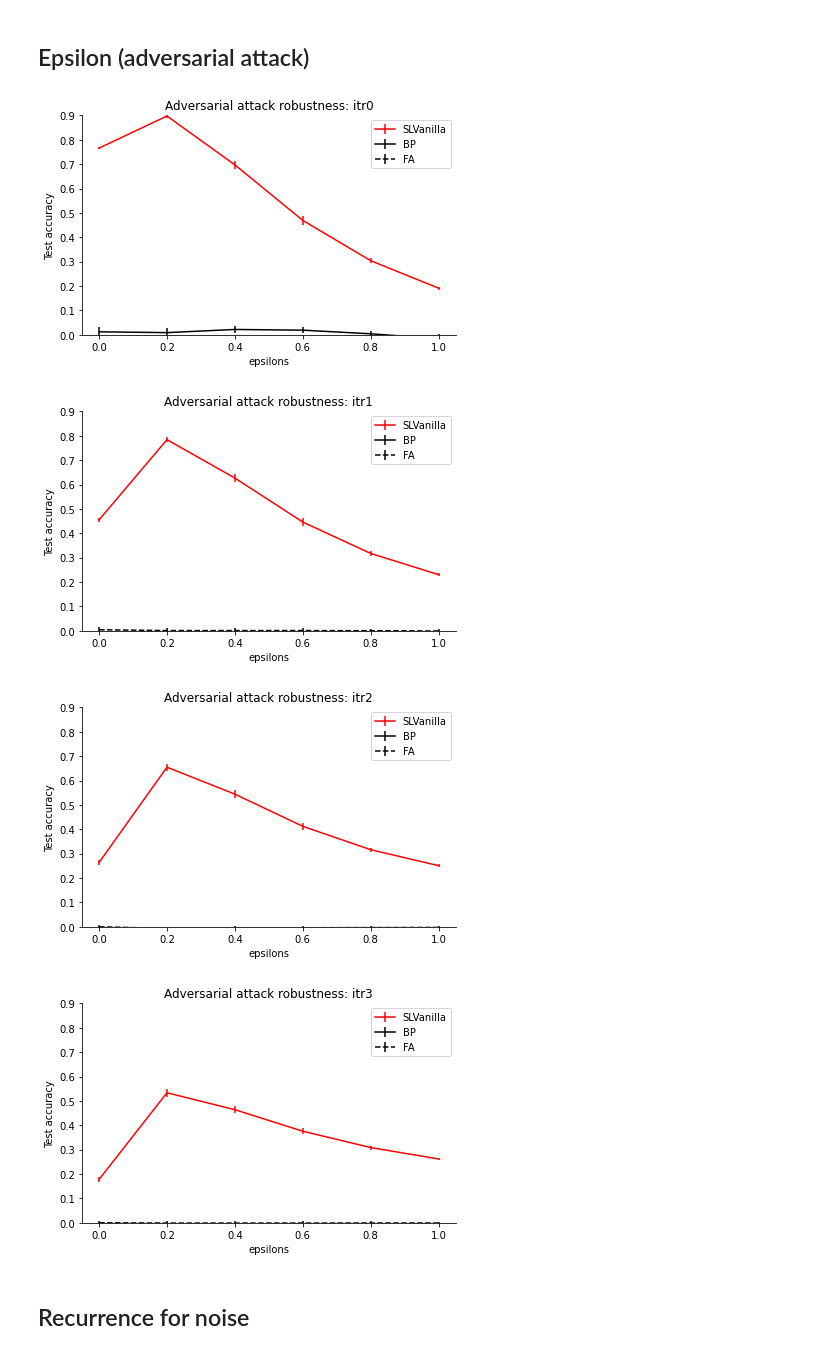
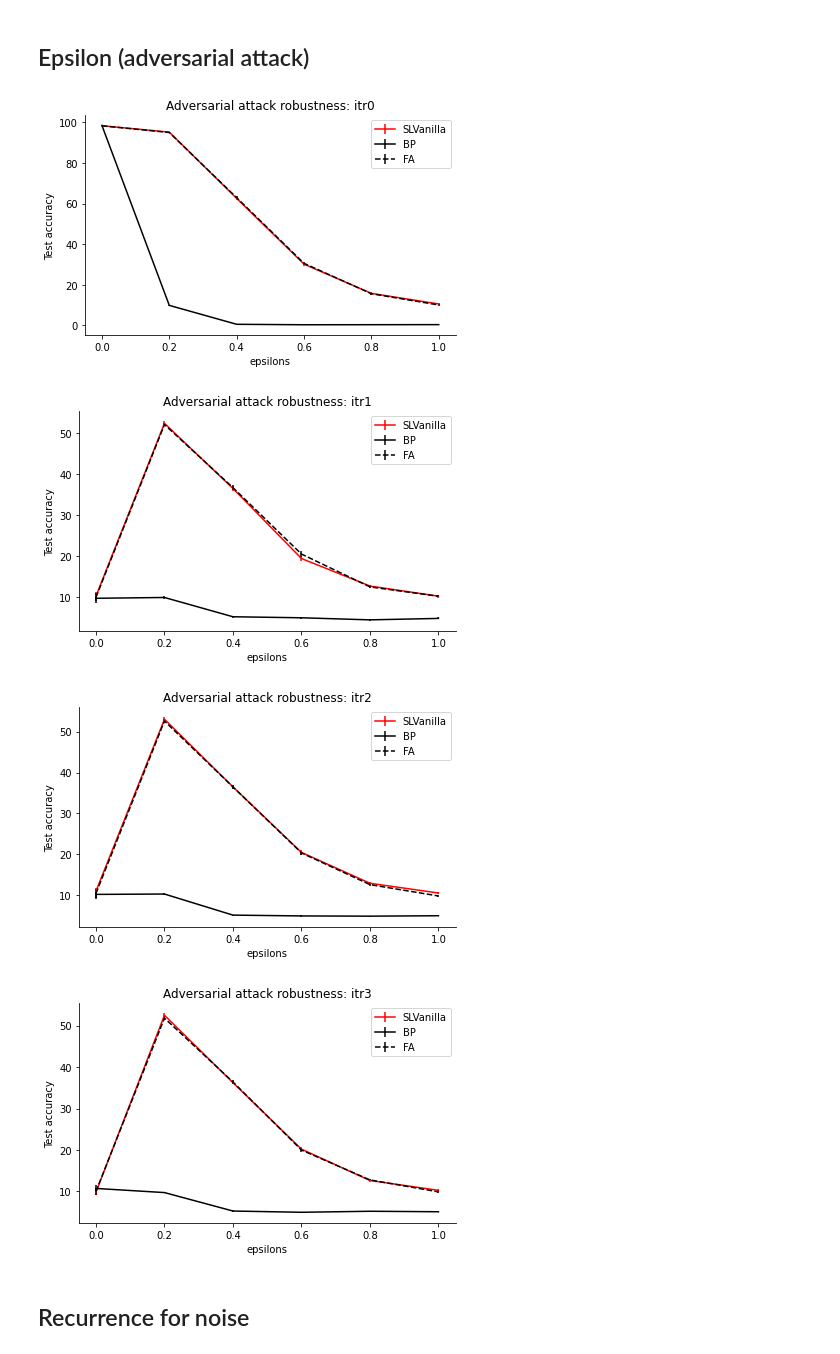
Before and after one commit to toosi/Feedback_Feedforward_Alignment, a Jupyter notebook: generate_figures_draft.ipynb, the cells around one changed output. Saved outputs shown, nothing was run; the diff lists cells and outputs as text; code cells hidden in the pictures.

```diff
--- a/generate_figures_draft.ipynb
+++ b/generate_figures_draft.ipynb
@@ -708,9 +734,9 @@ import pandas as pd
 # def get_evaluation_dicts(hashname):
 #'RMSpropRMSpropMNISTAsymResLNet10' #'RMSpropRMSpropMNISTFullyConn' ##'RMSpropRMSpropMNISTFullyConnE150'
 # 'RMSpRMSpMNISTAsymResLNet10BNaffine'
-hashname='RMSpRMSpMNISTAsymResLNet10BNaffine'
-measure_key = 'Test_corrd' #'Test_corrd' #'Test_acce'
-measure_name = 'correlation' # 'correlation'# 'accuracy'
+hashname='RMSpropRMSpropMNISTAsymResLNet10'
+measure_key = 'Test_acce' #'Test_corrd' #'Test_acce'
+measure_name = 'accuracy' # 'correlation'# 'accuracy'
 # BP_eval2020-10-07_05-57_maxitr4_epsilon0.0e+00_noisesigma20.1.json
 
 methods = ['SLVanilla','BP', 'FA']
@@ -825,10 +851,10 @@ for iteration in range(4):
             itr_sems.append(ss.sem(itr))
         ax.errorbar(sigmas,itr_means, itr_sems, label=method, color=colors[method], ls=linestyles[method])
 
-        if measure_name == 'accuracy':
-            ax.set_ylim([0,100])
-        else:
-            ax.set_ylim([0,0.8])
+#         if measure_name == 'accuracy':
+#             ax.set_ylim([0,100])
+#         else:
+#             ax.set_ylim([0,0.8])
 
         ax = plt.gca()
         ax.patch.set_visible(False)
@@ -840,8 +866,8 @@ for iteration in range(4):
     #     ax.set_xticklabels(sigmas)
         ax.set_xlabel('noise sigma2')
         ax.set_ylabel('Test %s'%measure_name)
-        if measure_name == 'accuracy':
-            ax.text(1.1, 1, hashname, fontsize=8, rotation=90)
+#         if measure_name == 'accuracy':
+#             ax.text(1.1, 1, hashname, fontsize=8, rotation=90)
 
         ax.set_title('noise robustness: itr%d'%(iteration))
         ax.legend()
@@ -876,43 +902,43 @@ for iteration in range(4):
         for j, eps in enumerate(epsilons):
             mehtod_selection = master_df['method']==method
             epsilon_selection = master_df['epsilon']==eps
             sigma2_selection = (master_df['sigma2']-0.0)<0.01
             itr = master_df[(mehtod_selection & epsilon_selection )& sigma2_selection]['itr%d'%iteration]
             itr_means.append(itr.mean())
             itr_sems.append(ss.sem(itr))
 
         ax.errorbar(epsilons,itr_means, itr_sems, label=method, color=colors[method], ls=linestyles[method])
 
-        if measure_name == 'accuracy':
-            ax.set_ylim([0,100])
-        else:
-            ax.set_ylim([0,0.9])
+#         if measure_name == 'accuracy':
+#             ax.set_ylim([0,100])
+#         else:
+#             ax.set_ylim([0,0.9])
 
         ax = plt.gca()
         ax.patch.set_visible(False)
         ax.spines['right'].set_visible(False)
         ax.spines['top'].set_visible(False)
         plt.tick_params(axis='y',direction='out', right=False)
         plt.tick_params(axis='x',direction='out', top=False)
 
         ax.set_xlabel('epsilons')
         ax.set_ylabel('Test accuracy')
-        if measure_name == 'accuracy':
-            ax.text(1.1, 1, hashname, fontsize=8, rotation=90)
+#         if measure_name == 'accuracy':
+#             ax.text(1.1, 1, hashname, fontsize=8, rotation=90)
         ax.set_title('Adversarial attack robustness: itr%d'%(iteration))
         ax.legend()
         plt.tight_layout()
 
     savedir = path_prefix + '/Results/Symbio/runswithhash/%s/evaluate/'%hashname
     if not os.path.exists(savedir):
         os.makedirs(savedir)
     fig.savefig(savedir + 'advattack_itr%d_%s.png'%(iteration, measure_name), dpi=200)
     fig.savefig(savedir + 'advattack_itr%d_%s.pdf'%(iteration, measure_name), dpi=200)
 # %% [output]
-[figure, old version]
+[figure, new version]
-[figure, old version]
+[figure, new version]
-[figure, old version]
+[figure, new version]
-[figure, old version]
+[figure, new version]
 # %% [markdown]
 ## Recurrence for noise
 # %% [markdown]
```
Also changed, not shown: parts of 8 cells of this notebook, 3 other files.
